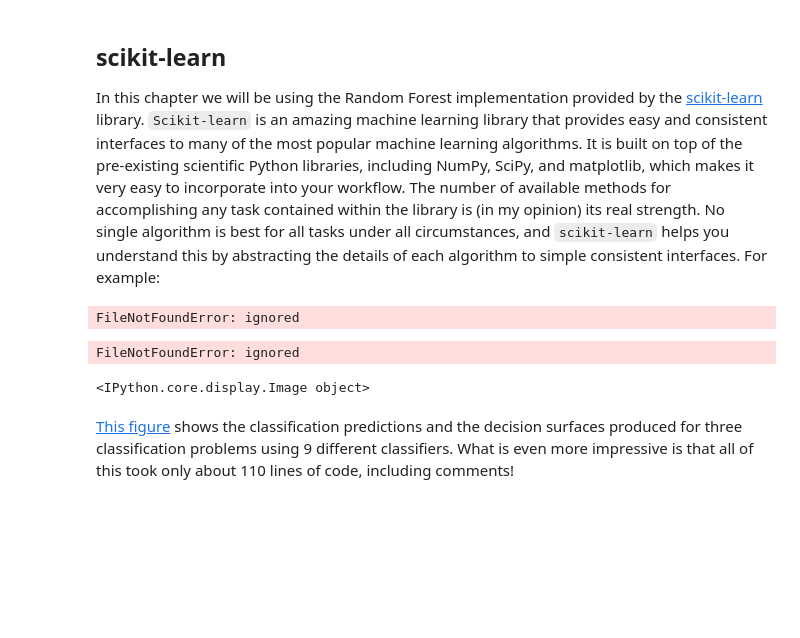
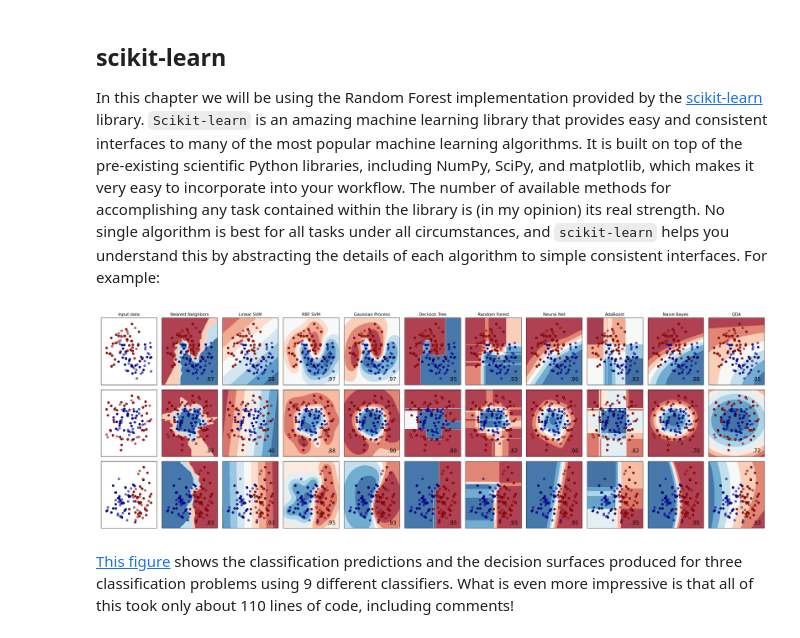
Before and after one commit to ADLCero/open-geo-tutorial, a Jupyter notebook: Python/chapters/chapter_5_classification.ipynb, the cells around one changed output. Saved outputs shown, nothing was run; the diff lists cells and outputs as text; code cells hidden in the pictures; blank space fills up the shorter version.

Commit message:
Updated image address of the first figure

```diff
--- a/Python/chapters/chapter_5_classification.ipynb
+++ b/Python/chapters/chapter_5_classification.ipynb
@@ -39,12 +39,10 @@ Finally, Random Forest has some other benefits:
 In this chapter we will be using the Random Forest implementation provided by the [scikit-learn](http://scikit-learn.org) library. `Scikit-learn` is an amazing machine learning library that provides easy and consistent interfaces to many of the most popular machine learning algorithms. It is built on top of the pre-existing scientific Python libraries, including NumPy, SciPy, and matplotlib, which makes it very easy to incorporate into your workflow. The number of available methods for accomplishing any task contained within the library is (in my opinion) its real strength. No single algorithm is best for all tasks under all circumstances, and `scikit-learn` helps you understand this by abstracting the details of each algorithm to simple consistent interfaces. For example:
 # %%
 from IPython.display import Image
-img = Image('http://scikit-learn.org/stable/_images/plot_classifier_comparison_001.png')
+img = Image('https://scikit-learn.org/stable/_images/sphx_glr_plot_classifier_comparison_001.png')
 img
 # %% [output]
-FileNotFoundError: ignored
-FileNotFoundError: ignored
-<IPython.core.display.Image object>
+[figure, added]
 # %% [markdown]
 [This figure](http://scikit-learn.org/stable/auto_examples/plot_classifier_comparison.html) shows the classification predictions and the decision surfaces produced for three classification problems using 9 different classifiers. What is even more impressive is that all of this took only about 110 lines of code, including comments!
 # %% [markdown]
```
